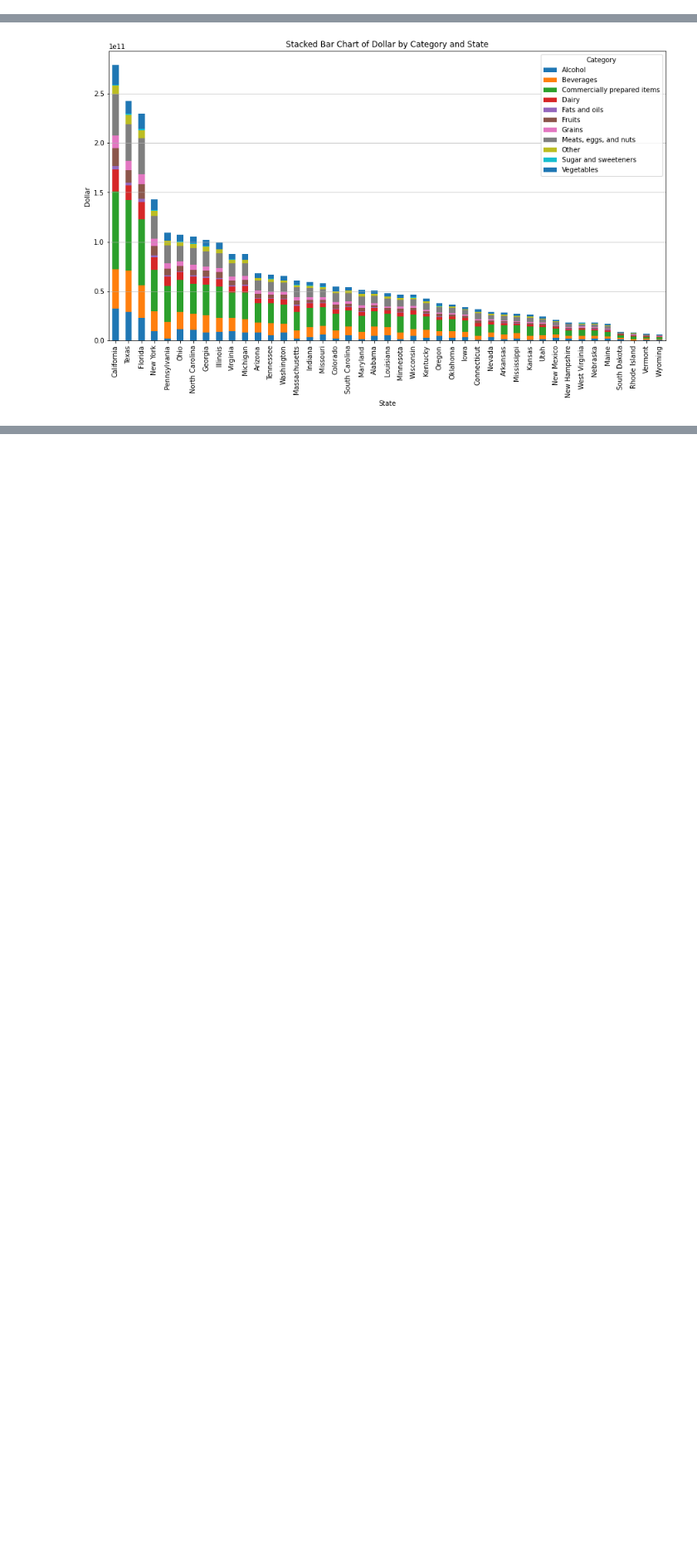
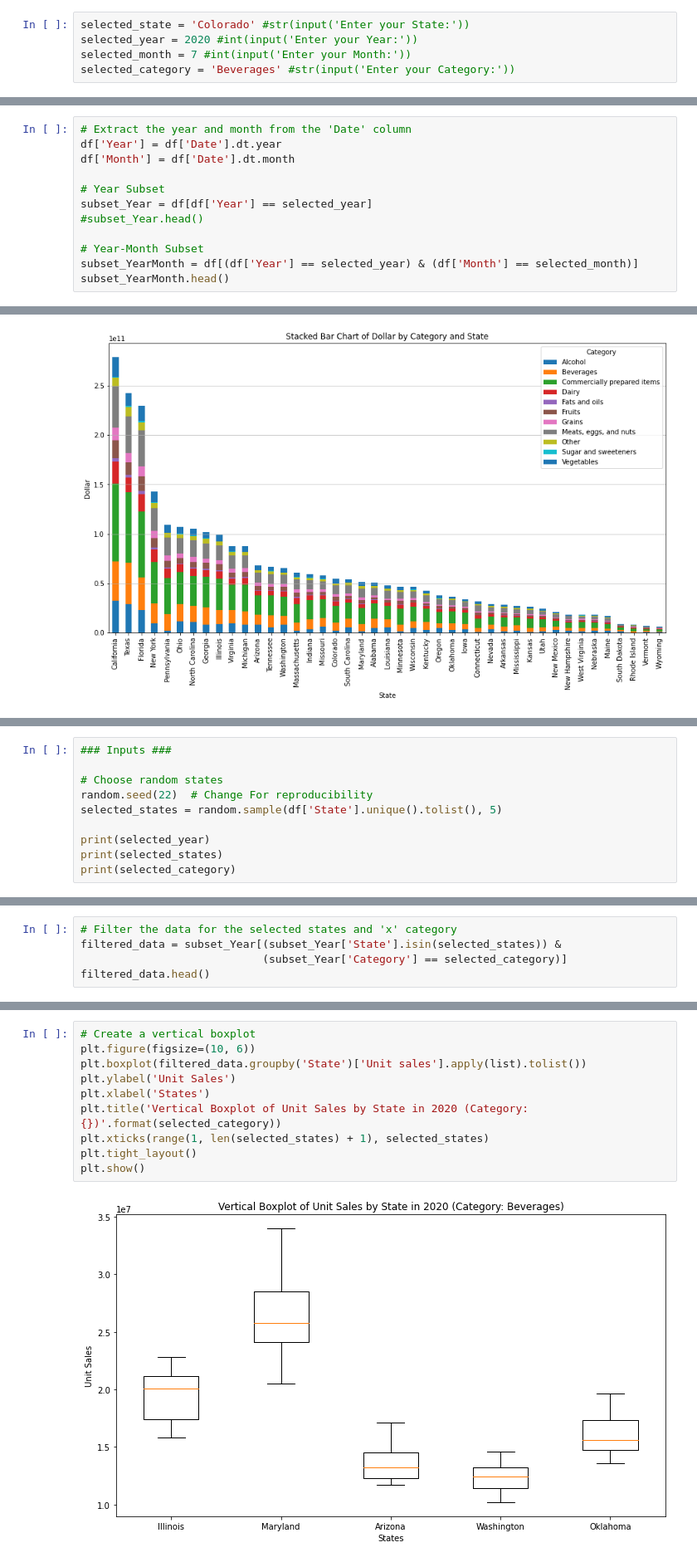
Before and after one commit to khdizon/Data-Viz_KD, a Jupyter notebook: USDA-FoodData_Visual.ipynb, the cells around one changed output, grey strips where cells are left out. Shown at 83% size. Saved outputs shown, nothing was run; the diff lists cells and outputs as text; blank space fills up the shorter version.

```diff
--- a/USDA-FoodData_Visual.ipynb
+++ b/USDA-FoodData_Visual.ipynb
@@ -297,5 +324,10 @@ array(['Alcohol', 'Beverages', 'Commercially prepared items', 'Dairy',
        'Other', 'Sugar and sweeteners', 'Vegetables'], dtype=object)
 # %% [markdown]
 #### User Input
+# %%
+selected_state = 'Colorado' #str(input('Enter your State:'))
+selected_year = 2020 #int(input('Enter your Year:'))
+selected_month = 7 #int(input('Enter your Month:'))
+selected_category = 'Beverages' #str(input('Enter your Category:'))
 # %%
 # State Subset
@@ -309,3 +340,15 @@ df2.head()
 | 754 | 2019-10-20 | Colorado | Alcohol | 6733582.0 | 801081.0 | 2136801.0 | 226230.0 | ... |
 | 755 | 2019-10-27 | Colorado | Alcohol | 6699795.0 | 785174.0 | 2185748.0 | 231012.0 | ... |
 | 756 | 2019-11-03 | Colorado | Alcohol | 6683158.0 | 773529.0 | 2203943.0 | 229820.0 | ... |
+# %%
+# Extract the year and month from the 'Date' column
+df['Year'] = df['Date'].dt.year
+df['Month'] = df['Date'].dt.month
+
+# Year Subset
+subset_Year = df[df['Year'] == selected_year]
+#subset_Year.head()
+
+# Year-Month Subset
+subset_YearMonth = df[(df['Year'] == selected_year) & (df['Month'] == selected_month)]
+subset_YearMonth.head()
@@ -345,0 +431,10 @@ plt.show()
+# %%
+### Inputs ###
+
+# Choose random states
+random.seed(22)  # Change For reproducibility
+selected_states = random.sample(df['State'].unique().tolist(), 5)
+
+print(selected_year)
+print(selected_states)
+print(selected_category)
@@ -345,0 +445,5 @@ plt.show()
+# %%
+# Filter the data for the selected states and 'x' category
+filtered_data = subset_Year[(subset_Year['State'].isin(selected_states)) &
+                            (subset_Year['Category'] == selected_category)]
+filtered_data.head()
@@ -346 +457,13 @@ plt.show()
+# %%
+# Create a vertical boxplot
+plt.figure(figsize=(10, 6))
+plt.boxplot(filtered_data.groupby('State')['Unit sales'].apply(list).tolist())
+plt.ylabel('Unit Sales')
+plt.xlabel('States')
+plt.title('Vertical Boxplot of Unit Sales by State in 2020 (Category: {})'.format(selected_category))
+plt.xticks(range(1, len(selected_states) + 1), selected_states)
+plt.tight_layout()
+plt.show()
+# %% [output]
+[figure, added]
 # %% [markdown]
```
Also changed, not shown: parts of 40 cells of this notebook.
